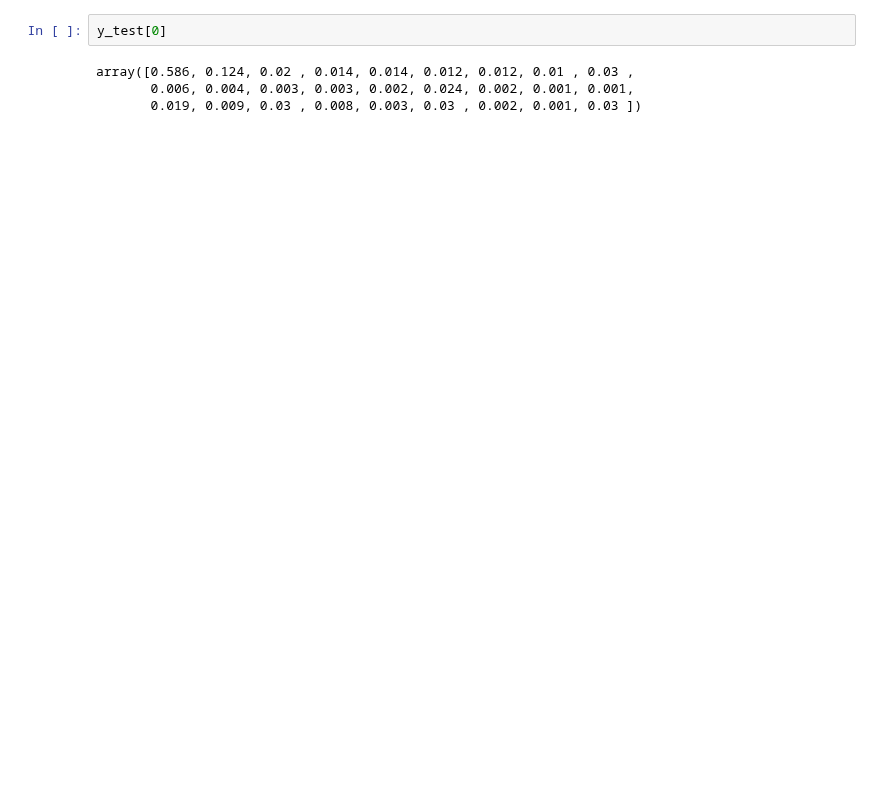
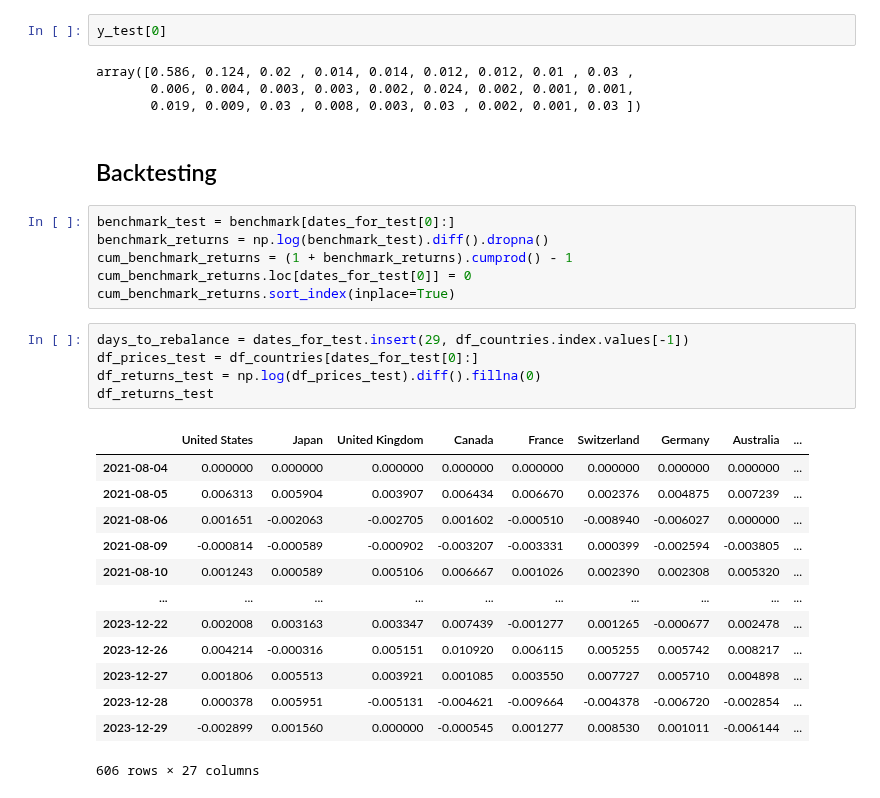
Before and after one commit to lharazin/TFM, a Jupyter notebook: Algorithm/models/base_model_1.ipynb, the cells around one changed output. Saved outputs shown, nothing was run; the diff lists cells and outputs as text; blank space fills up the shorter version.

```diff
--- a/Algorithm/models/base_model_1.ipynb
+++ b/Algorithm/models/base_model_1.ipynb
@@ -267,3 +268,30 @@ y_test[0]
 array([0.586, 0.124, 0.02 , 0.014, 0.014, 0.012, 0.012, 0.01 , 0.03 ,
        0.006, 0.004, 0.003, 0.003, 0.002, 0.024, 0.002, 0.001, 0.001,
        0.019, 0.009, 0.03 , 0.008, 0.003, 0.03 , 0.002, 0.001, 0.03 ])
+# %% [markdown]
+## Backtesting
+# %%
+benchmark_test = benchmark[dates_for_test[0]:]
+benchmark_returns = np.log(benchmark_test).diff().dropna()
+cum_benchmark_returns = (1 + benchmark_returns).cumprod() - 1
+cum_benchmark_returns.loc[dates_for_test[0]] = 0
+cum_benchmark_returns.sort_index(inplace=True)
+# %%
+days_to_rebalance = dates_for_test.insert(29, df_countries.index.values[-1])
+df_prices_test = df_countries[dates_for_test[0]:]
+df_returns_test = np.log(df_prices_test).diff().fillna(0)
+df_returns_test
+# %% [output]
+|  | United States | Japan | United Kingdom | Canada | France | Switzerland | Germany | Australia | ... |
+| 2021-08-04 | 0.000000 | 0.000000 | 0.000000 | 0.000000 | 0.000000 | 0.000000 | 0.000000 | 0.000000 | ... |
+| 2021-08-05 | 0.006313 | 0.005904 | 0.003907 | 0.006434 | 0.006670 | 0.002376 | 0.004875 | 0.007239 | ... |
+| 2021-08-06 | 0.001651 | -0.002063 | -0.002705 | 0.001602 | -0.000510 | -0.008940 | -0.006027 | 0.000000 | ... |
+| 2021-08-09 | -0.000814 | -0.000589 | -0.000902 | -0.003207 | -0.003331 | 0.000399 | -0.002594 | -0.003805 | ... |
+| 2021-08-10 | 0.001243 | 0.000589 | 0.005106 | 0.006667 | 0.001026 | 0.002390 | 0.002308 | 0.005320 | ... |
+| ... | ... | ... | ... | ... | ... | ... | ... | ... | ... |
+| 2023-12-22 | 0.002008 | 0.003163 | 0.003347 | 0.007439 | -0.001277 | 0.001265 | -0.000677 | 0.002478 | ... |
+| 2023-12-26 | 0.004214 | -0.000316 | 0.005151 | 0.010920 | 0.006115 | 0.005255 | 0.005742 | 0.008217 | ... |
+| 2023-12-27 | 0.001806 | 0.005513 | 0.003921 | 0.001085 | 0.003550 | 0.007727 | 0.005710 | 0.004898 | ... |
+| 2023-12-28 | 0.000378 | 0.005951 | -0.005131 | -0.004621 | -0.009664 | -0.004378 | -0.006720 | -0.002854 | ... |
+| 2023-12-29 | -0.002899 | 0.001560 | 0.000000 | -0.000545 | 0.001277 | 0.008530 | 0.001011 | -0.006144 | ... |
+606 rows × 27 columns
```
Also changed, not shown: parts of 10 cells of this notebook.
